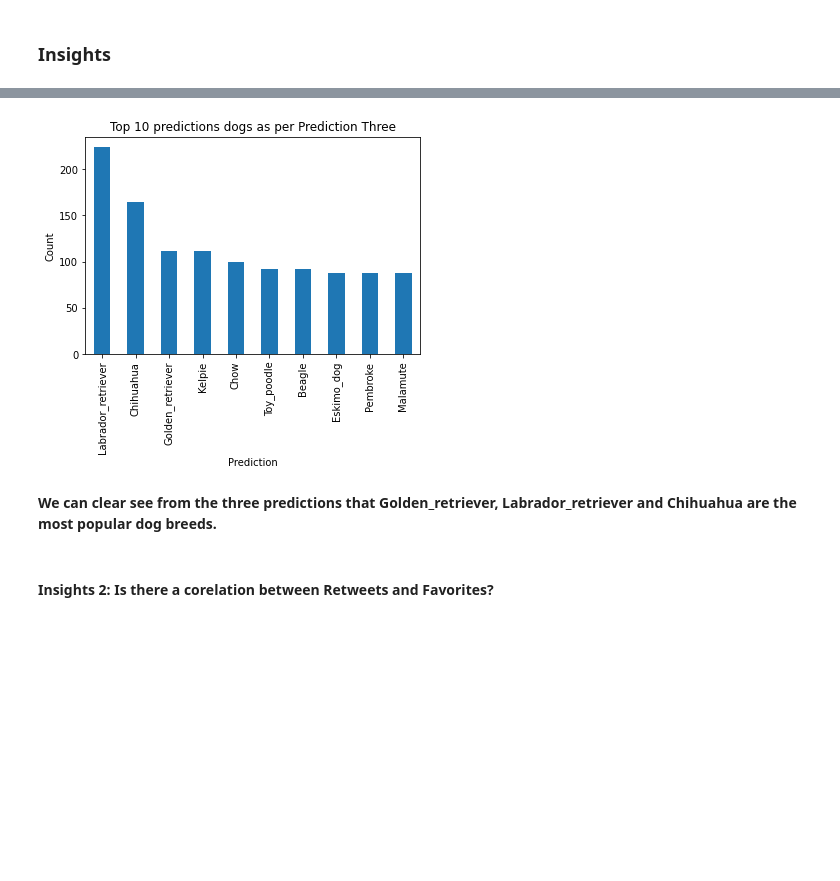
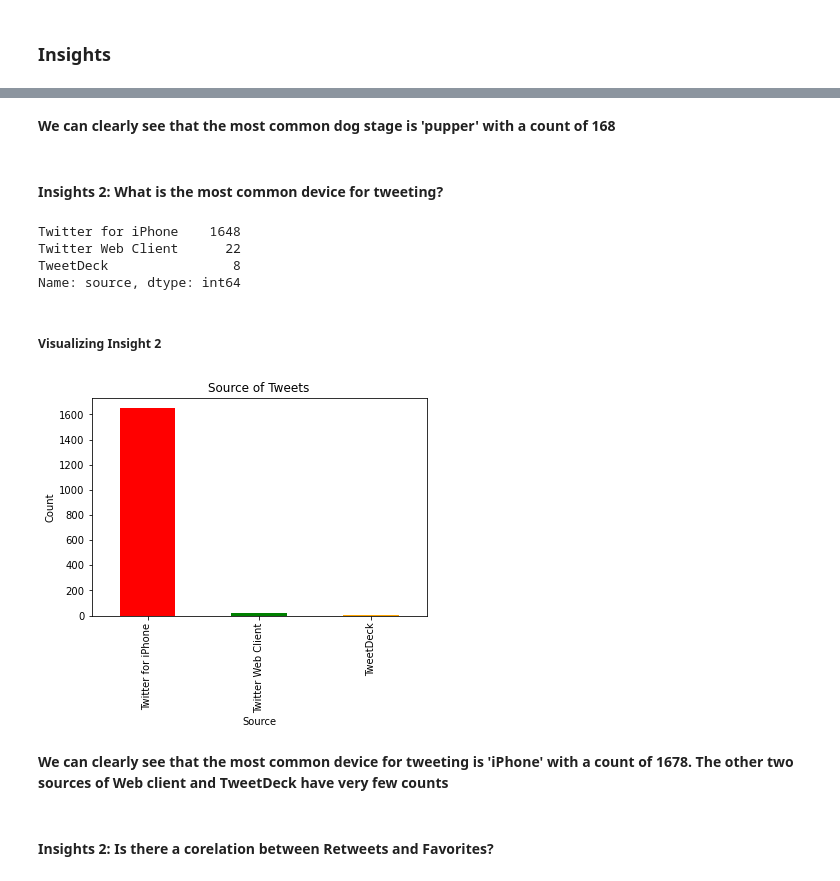
Before and after one commit to CHRISTOROMO/We-Rate-Dogs, a Jupyter notebook: wrangle_act.ipynb, the cells around one changed output, grey strips where cells are left out. Saved outputs shown, nothing was run; the diff lists cells and outputs as text; code cells hidden in the pictures; blank space fills up the shorter version.

```diff
--- a/wrangle_act.ipynb
+++ b/wrangle_act.ipynb
@@ -729,7 +734,0 @@ Columns in the twitter_image_predictions dataframe are not in format that can ea
-# %%
-new_columns = ['tweet_id', 'jpg_url', 'img_num', 'prediction_one', 'prediction_one_confidence', 'dog_breed_one', 'prediction_two',
-       'prediction_two_confidence', 'dog_breed_two', 'prediction_three', 'prediction_three_confidence', 'dog_breed_three']
-
-# Renaming the columns
-
-twitter_image_clean.columns = new_columns
@@ -777,15 +762,3 @@ twitter_df.head()
-# %%
-# Removing of missing values
-
-twitter_df.dropna(inplace=True)
-# %%
-# Dropping the duplicates
-
-twitter_df.drop_duplicates(inplace=True)
-# %%
-# Dropping the date_time column since we have timestamp column
-
-twitter_df.drop(['date_time'], axis=1, inplace=True)
 # %% [markdown]
 ## 7. Storing the Data
 # %%
@@ -895,15 +812,28 @@ Name: prediction_three, dtype: int64
+# %% [markdown]
+**We can clearly see that the most common dog stage is 'pupper' with a count of 168**
+# %% [markdown]
+#### Insights 2: What is the most common device for tweeting?
+# %%
+twitter_archive_master.source.value_counts()
+# %% [output]
+Twitter for iPhone    1648
+Twitter Web Client      22
+TweetDeck                8
+Name: source, dtype: int64
+# %% [markdown]
+##### Visualizing Insight 2
 # %%
-# Visualizing top the prediction three
+colors = ['Red','green','orange']
 
-twitter_archive_master.prediction_three.value_counts().head(10).plot(kind='bar')
-plt.title('Top 10 predictions dogs as per Prediction Three')
-plt.xlabel('Prediction')
+twitter_df.source.value_counts().plot(kind='bar', color = colors)
+plt.title('Source of Tweets')
+plt.xlabel('Source')
 plt.ylabel('Count')
 plt.show()
 # %% [output]
-[figure, old version]
+[figure, new version]
-# %% [markdown]
-**We can clear see from the three predictions that Golden_retriever, Labrador_retriever and Chihuahua are the most popular dog breeds.**
+# %% [markdown]
+**We can clearly see that the most common device for tweeting is 'iPhone' with a count of 1678. The other two sources of Web client and TweetDeck have very few counts**
 # %% [markdown]
 #### Insights 2: Is there a corelation between Retweets and Favorites?
 # %%
```
Also changed, not shown: parts of 84 cells of this notebook.
